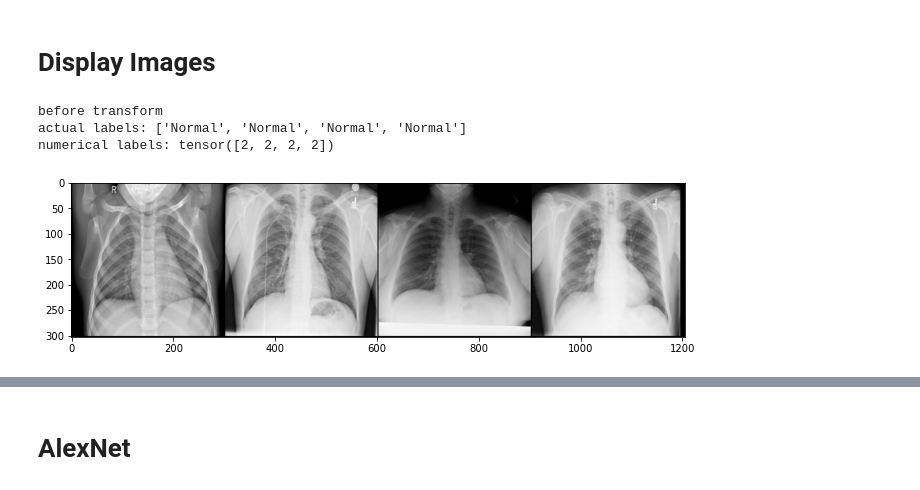
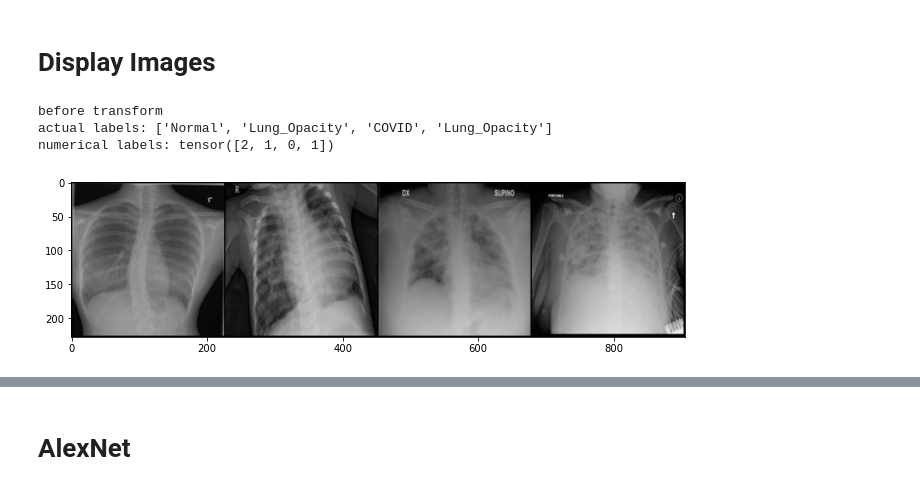
Before and after one commit to JasmineWang553/Stat-453-Chest-X-ray-Data, a Jupyter notebook: AlexNet.ipynb, the cells around one changed output, grey strips where cells are left out. Drawn from its saved outputs; the diff is of its cells as text; code cells hidden in the pictures.

Commit message:
update path

```diff
--- a/AlexNet.ipynb
+++ b/AlexNet.ipynb
@@ -79,33 +79,33 @@ valid_loader = DataLoader(val_data, 64, shuffle = True)
 # %%
 def convert_lab(lab):
     label_dc = {0: 'COVID', 1: 'Lung_Opacity', 2: 'Normal', 3: 'Viral Pneumonia'}
     return [label_dc[int(i)] for i in list(lab)]
 
 def show_img(data):
     loader = DataLoader(data, 4, shuffle = True)
 
     batch = next(iter(loader))
     img, lab = batch
 
     grid = torchvision.utils.make_grid(img, nrow=4)
     plt.figure(figsize = (11, 11))
     plt.imshow(np.transpose(grid, (1, 2, 0)))
 
     print(f'actual labels: {convert_lab(lab)}')
     print(f'numerical labels: {lab}')
 
 ###################################
 print('before transform')
-show_img(ImageFolder(radiology_dataset_path, transforms.Compose([
+show_img(ImageFolder(dataset_path, transforms.Compose([
     transforms.Resize((224, 224)),
     transforms.ToTensor(),
 ])
 ))
 # %% [output]
 before transform
-actual labels: ['Normal', 'Normal', 'Normal', 'Normal']
-numerical labels: tensor([2, 2, 2, 2])
+actual labels: ['Normal', 'Lung_Opacity', 'COVID', 'Lung_Opacity']
+numerical labels: tensor([2, 1, 0, 1])
-[figure, old version]
+[figure, new version]
 # %%
 print('test data')
 show_img(test_data)
```
Also changed, not shown: parts of 5 cells of this notebook, 1 other file.
